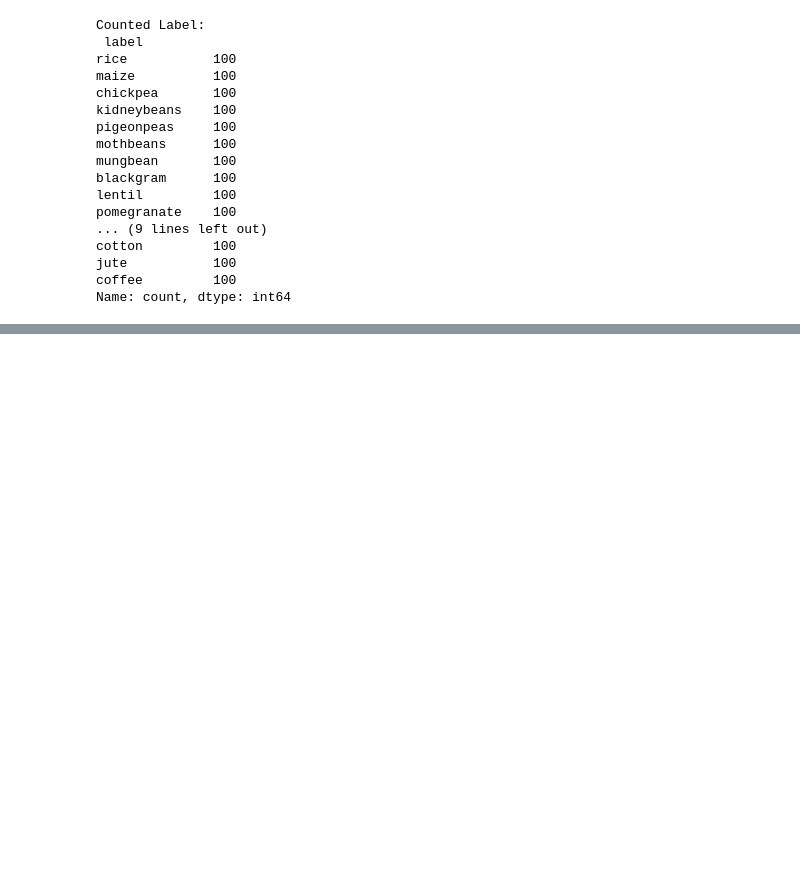
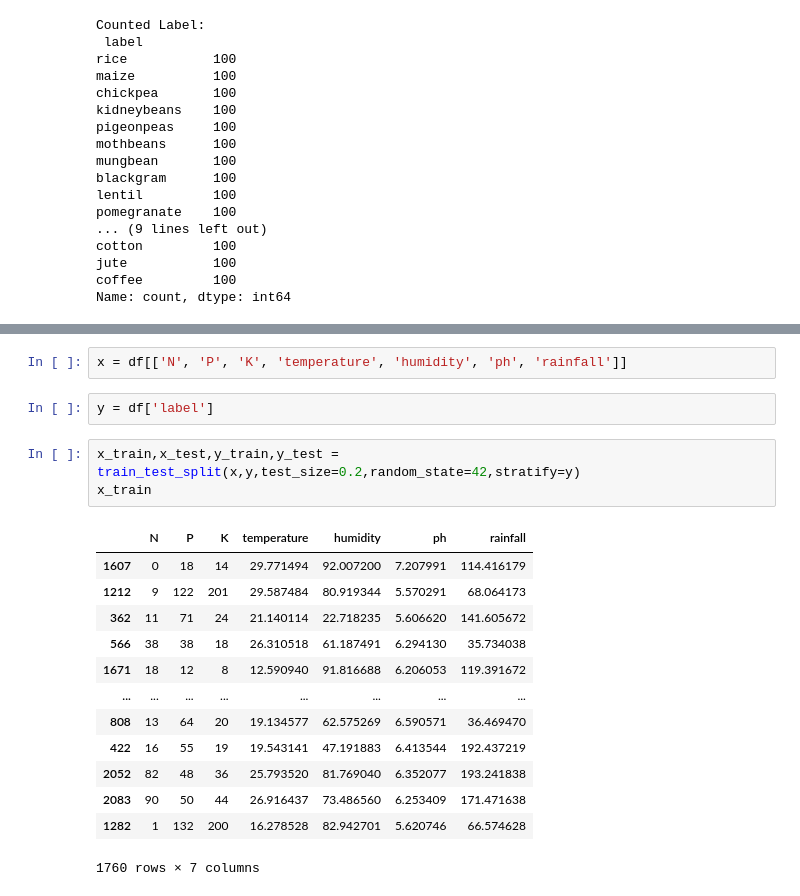
Before and after one commit to maulikcmr05/Crop-Recommendation-Project, a Jupyter notebook: CropRecommendation.ipynb, the cells around one changed output, grey strips where cells are left out. Saved outputs shown, nothing was run; the diff lists cells and outputs as text; blank space fills up the shorter version.

```diff
--- a/CropRecommendation.ipynb
+++ b/CropRecommendation.ipynb
@@ -137,0 +154,21 @@ plt.show()
+# %%
+x = df[['N', 'P', 'K', 'temperature', 'humidity', 'ph', 'rainfall']]
+# %%
+y = df['label']
+# %%
+x_train,x_test,y_train,y_test = train_test_split(x,y,test_size=0.2,random_state=42,stratify=y)
+x_train
+# %% [output]
+|  | N | P | K | temperature | humidity | ph | rainfall |
+| 1607 | 0 | 18 | 14 | 29.771494 | 92.007200 | 7.207991 | 114.416179 |
+| 1212 | 9 | 122 | 201 | 29.587484 | 80.919344 | 5.570291 | 68.064173 |
+| 362 | 11 | 71 | 24 | 21.140114 | 22.718235 | 5.606620 | 141.605672 |
+| 566 | 38 | 38 | 18 | 26.310518 | 61.187491 | 6.294130 | 35.734038 |
+| 1671 | 18 | 12 | 8 | 12.590940 | 91.816688 | 6.206053 | 119.391672 |
+| ... | ... | ... | ... | ... | ... | ... | ... |
+| 808 | 13 | 64 | 20 | 19.134577 | 62.575269 | 6.590571 | 36.469470 |
+| 422 | 16 | 55 | 19 | 19.543141 | 47.191883 | 6.413544 | 192.437219 |
+| 2052 | 82 | 48 | 36 | 25.793520 | 81.769040 | 6.352077 | 193.241838 |
+| 2083 | 90 | 50 | 44 | 26.916437 | 73.486560 | 6.253409 | 171.471638 |
+| 1282 | 1 | 132 | 200 | 16.278528 | 82.942701 | 5.620746 | 66.574628 |
+1760 rows × 7 columns
```
Also changed, not shown: parts of 19 cells of this notebook, 8 other files.
